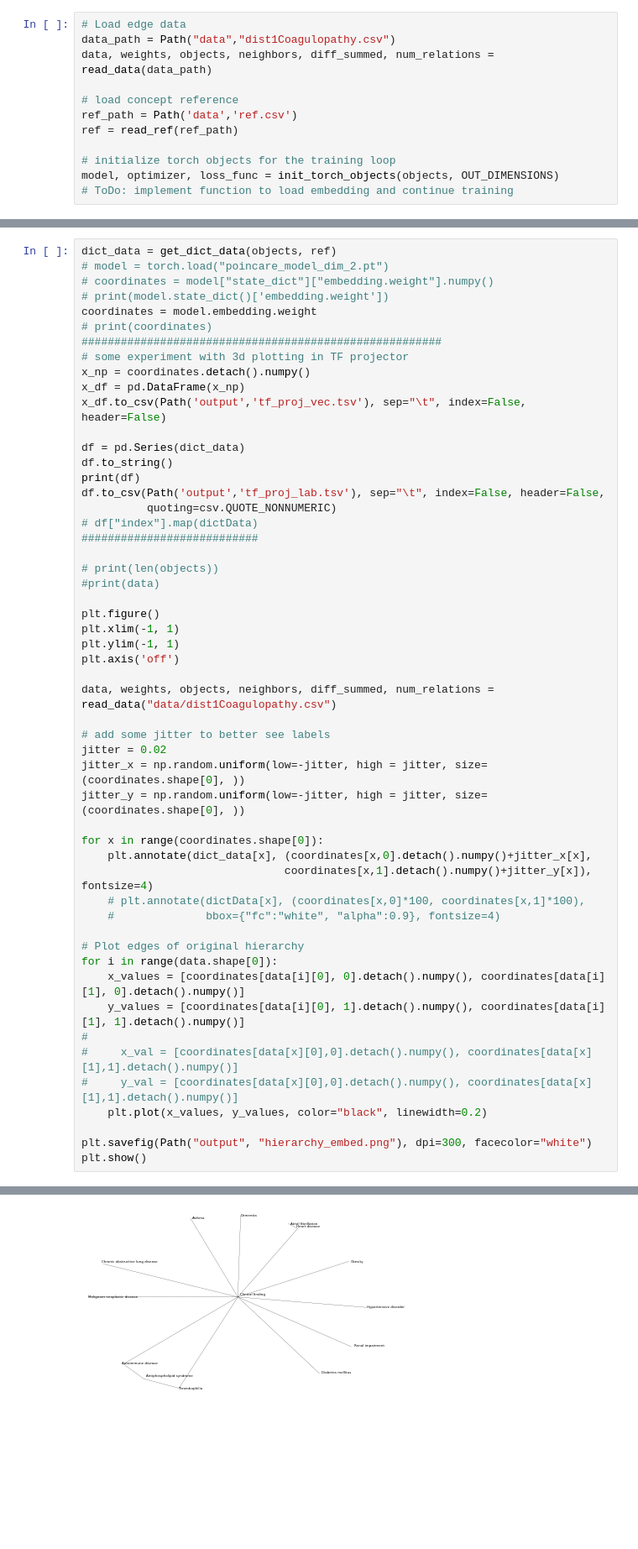
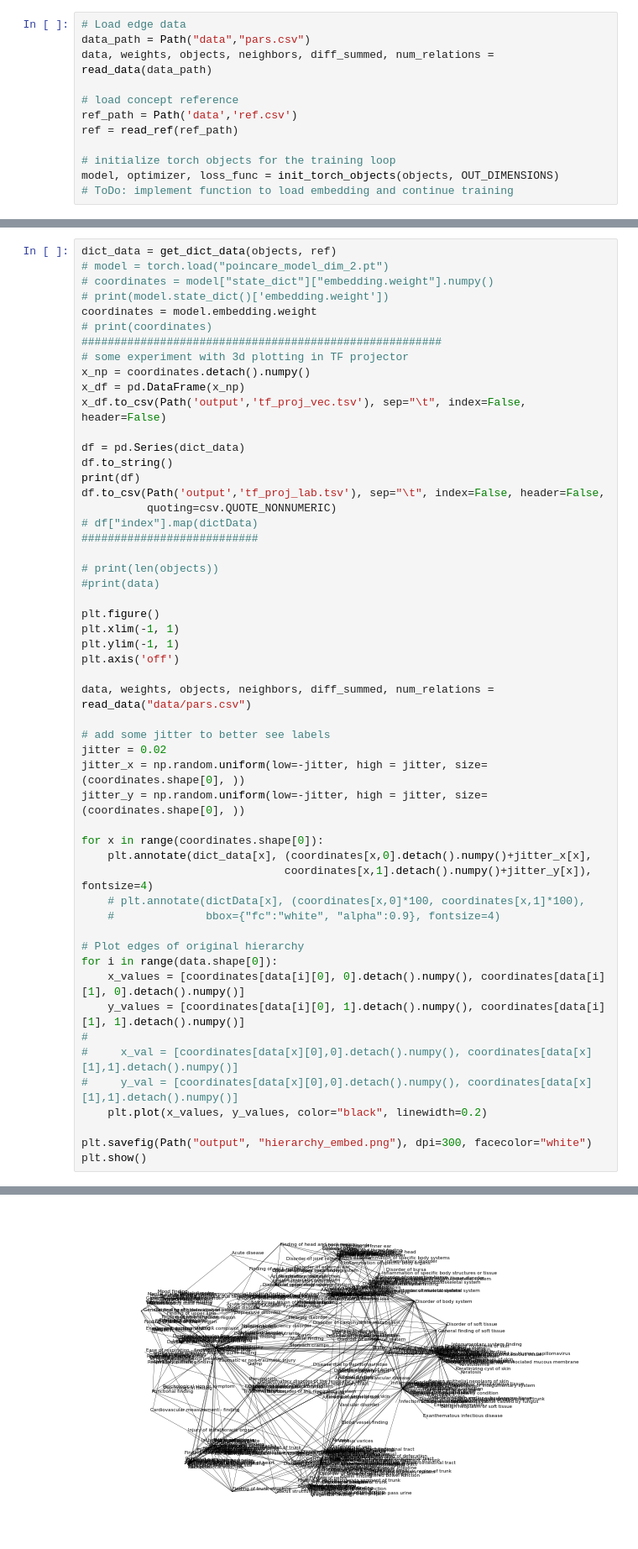
Before and after one commit to mi-erasmusmc/omop-poincare, a Jupyter notebook: main_notebook.ipynb, the cells around one changed output, grey strips where cells are left out. Shown at 84% size. Cells and saved outputs as stored; diff of their text form; blank space fills up the shorter version.

```diff
--- a/main_notebook.ipynb
+++ b/main_notebook.ipynb
@@ -23,6 +25,6 @@ torch.set_default_dtype(torch.float64)
 # %%
 # Load edge data
-data_path = Path("data","dist1Coagulopathy.csv")
+data_path = Path("data","pars.csv")
 data, weights, objects, neighbors, diff_summed, num_relations = read_data(data_path)
 
 # load concept reference
@@ -93,7 +95,7 @@ plt.xlim(-1, 1)
 plt.ylim(-1, 1)
 plt.axis('off')
 
-data, weights, objects, neighbors, diff_summed, num_relations = read_data("data/dist1Coagulopathy.csv")
+data, weights, objects, neighbors, diff_summed, num_relations = read_data("data/pars.csv")
 
 # add some jitter to better see labels
 jitter = 0.02
@@ -141 +140 @@ Nodes: 14
-[figure, old version]
+[figure, new version]
```
Also changed, not shown: parts of 6 cells of this notebook, 2 other files.
